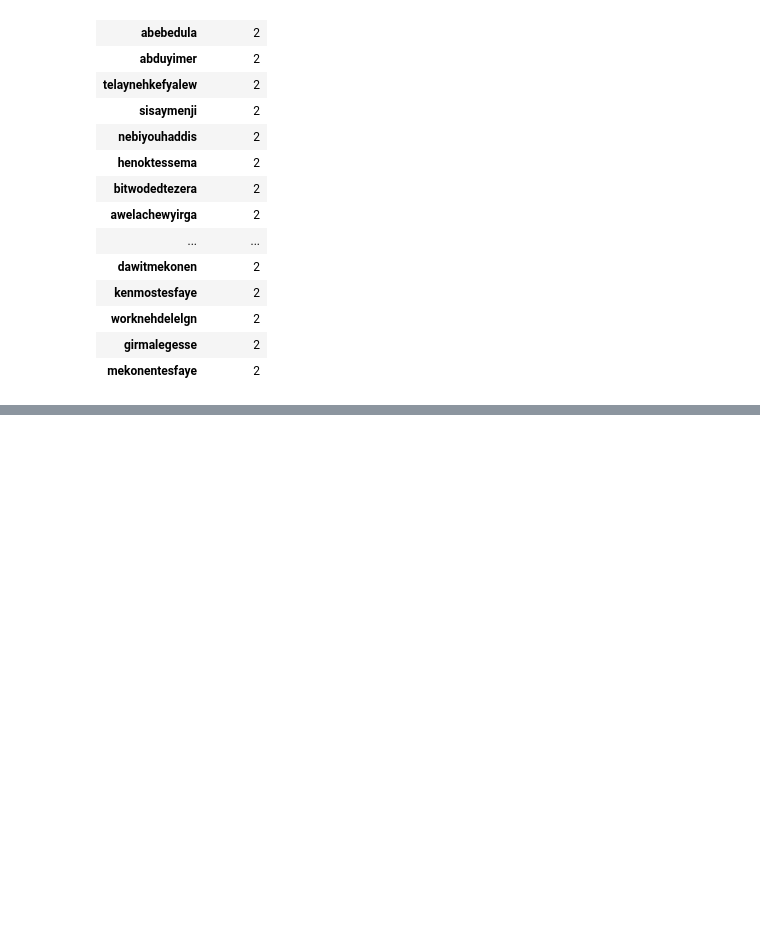
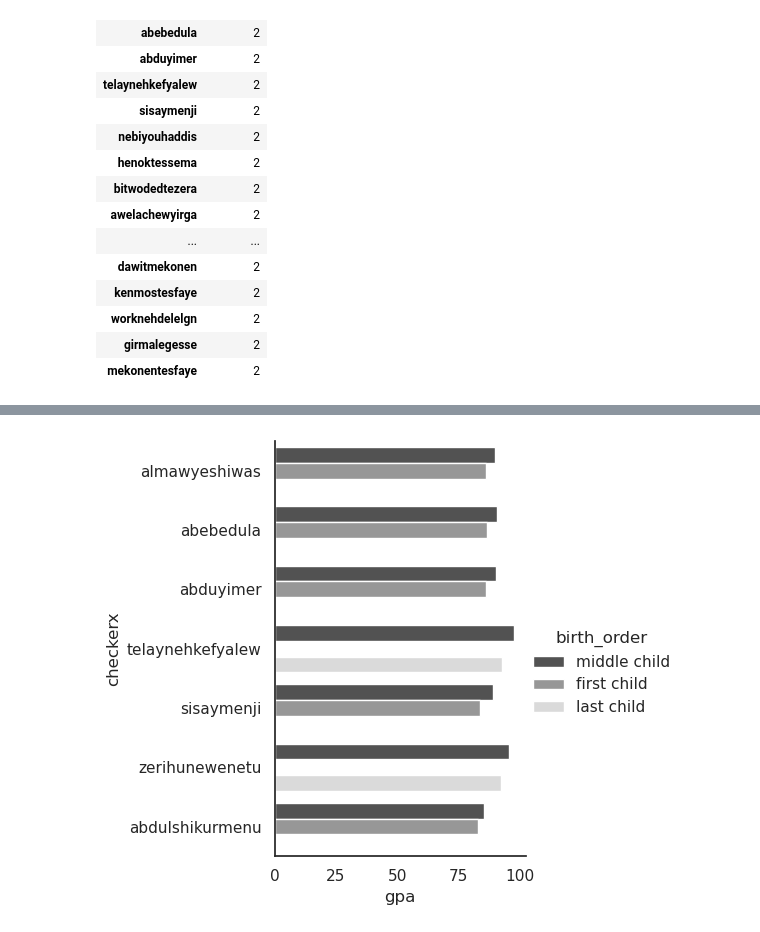
Before and after one commit to Ammon21/School-Data-Science-Project, a Jupyter notebook: notebooks/data_analysis.ipynb, the cells around one changed output, grey strips where cells are left out. Drawn from its saved outputs; the diff is of its cells as text; code cells hidden in the pictures; blank space fills up the shorter version.

Commit message:
Data Analysis

```diff
--- a/notebooks/data_analysis.ipynb
+++ b/notebooks/data_analysis.ipynb
@@ -363,3 +359,3 @@ df[df.checkerx == 'telaynehkefyalew'][['name','birth_order', 'maths', 'age', 'co
 # %%
 df.checkerx.value_counts()
-df[df.checkerx == 'sisaymenji'][['name','birth_order', 'gpa', 'age', 'conduct']]
+e = df[df.checkerx == 'sisaymenji'][['name','birth_order', 'gpa', 'checkerx', 'conduct']]
@@ -370,2 +362,6 @@ df[df.checkerx == 'sisaymenji'][['name','birth_order', 'gpa', 'age', 'conduct']]
+# %%
+f = df[df.checkerx == 'zerihunewenetu'][['name','birth_order', 'gpa', 'checkerx', 'conduct']]
+# %%
+g = df[df.checkerx == 'abdulshikurmenu'][['name','birth_order', 'gpa', 'checkerx', 'conduct']]
 # %%
 df.checkerx.value_counts()
@@ -444,0 +414,11 @@ df[df.checkerx == 'almawyeshiwas'][['name','birth_order', 'gpa', 'age', 'conduct
+# %%
+frames2 = [a,b,c,d,e,f,g]
+z = pd.concat(frames2)
+# %%
+g = sns.catplot(
+    data=z, kind="bar",
+    y="checkerx", x="gpa", hue="birth_order",
+     palette="Greys_r"
+)
+# %% [output]
+[figure, added]
```
Also changed, not shown: parts of 26 cells of this notebook.
